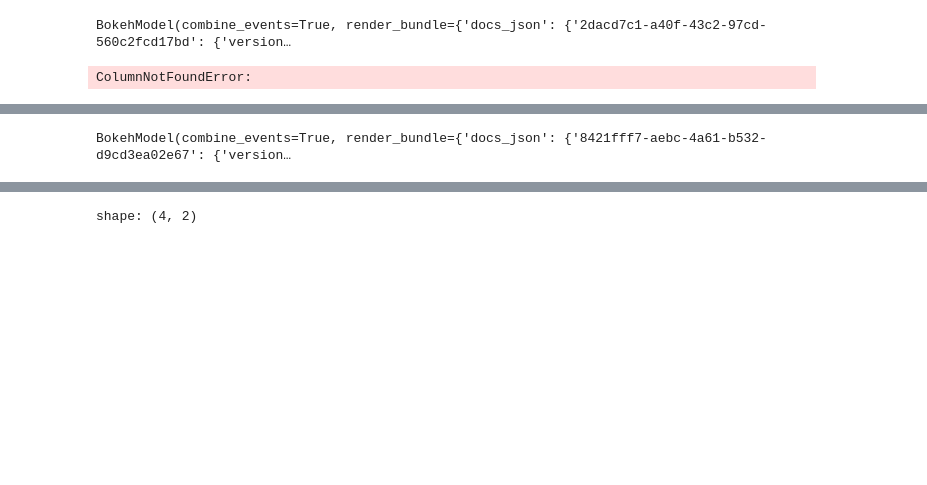
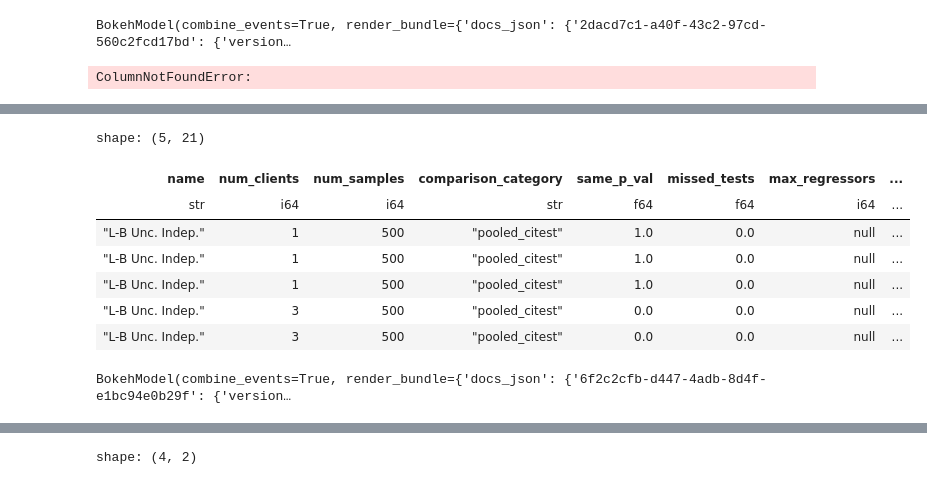
Before and after one commit to maxhahn/fedci, a Jupyter notebook: eval.ipynb, the cells around one changed output, grey strips where cells are left out. Saved outputs shown, nothing was run; the diff lists cells and outputs as text; code cells hidden in the pictures; blank space fills up the shorter version.

```diff
--- a/eval.ipynb
+++ b/eval.ipynb
@@ -213,7 +215,7 @@ df = df.filter(pl.col('comparison_category') == 'pooled_citest')
 # %%
 df_schema = df.schema
 # %%
-df = pl.scan_ndjson('./log-9*.ndjson', schema=df_schema).collect()
+df = pl.scan_ndjson('./experiments/base/log-9*.ndjson', schema=df_schema).collect()
 
 df = df.filter(pl.col('symmetric') == True)
 df = df.filter(pl.col('comparison_category') == 'pooled_citest')
@@ -259,12 +295,23 @@ BokehModel(combine_events=True, render_bundle={'docs_json': {'34b5f369-ad8c-4034
+# %%
+_df.head()
+# %% [output]
+shape: (5, 21)
+| name | num_clients | num_samples | comparison_category | same_p_val | missed_tests | max_regressors | ... |
+| str | i64 | i64 | str | f64 | f64 | i64 | ... |
+| "L-B Unc. Indep." | 1 | 500 | "pooled_citest" | 1.0 | 0.0 | null | ... |
+| "L-B Unc. Indep." | 1 | 500 | "pooled_citest" | 1.0 | 0.0 | null | ... |
+| "L-B Unc. Indep." | 1 | 500 | "pooled_citest" | 1.0 | 0.0 | null | ... |
+| "L-B Unc. Indep." | 3 | 500 | "pooled_citest" | 0.0 | 0.0 | null | ... |
+| "L-B Unc. Indep." | 3 | 500 | "pooled_citest" | 0.0 | 0.0 | null | ... |
 # %%
 _df.filter(pl.col('comparison_category') == 'pooled_citest') \
     .explode('predicted_p_vals', 'true_p_vals').plot.scatter(x='predicted_p_vals',
                                                              y='true_p_vals',
-                                                             groupby=['name', 'num_samples', 'num_clients'],
+                                                             groupby=['name', 'num_samples', 'num_clients', 'llf_neg_prob_fix'],
                                                              ylim=(-0.1,1.1),
                                                              xlim=(-0.1,1.1),
                                                              width=400,
                                                              height=400
                                                              )
 # %% [output]
-BokehModel(combine_events=True, render_bundle={'docs_json': {'8421fff7-aebc-4a61-b532-d9cd3ea02e67': {'version…
+BokehModel(combine_events=True, render_bundle={'docs_json': {'6f2c2cfb-d447-4adb-8d4f-e1bc94e0b29f': {'version…
```
Also changed, not shown: parts of 7 cells of this notebook, 40 other files.
